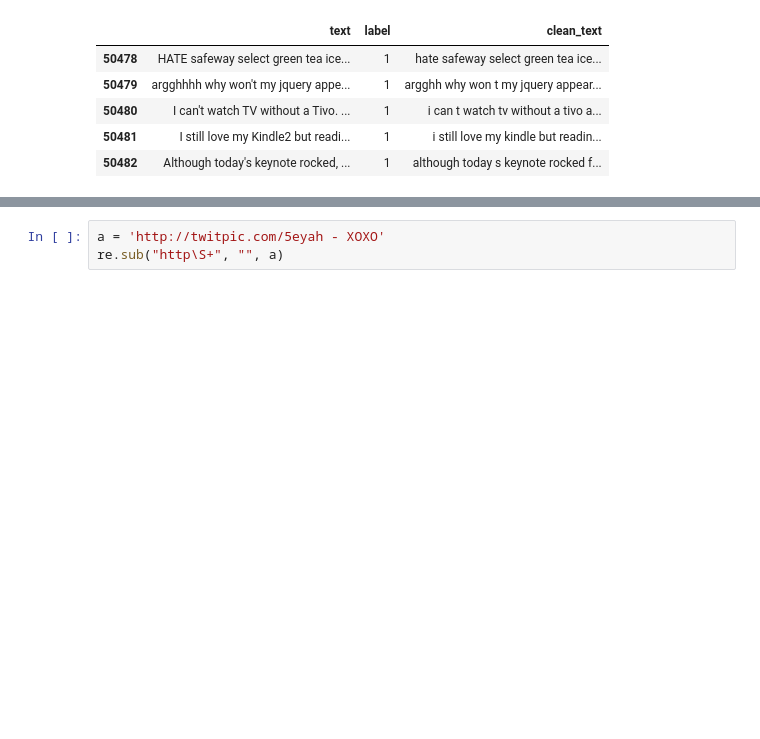
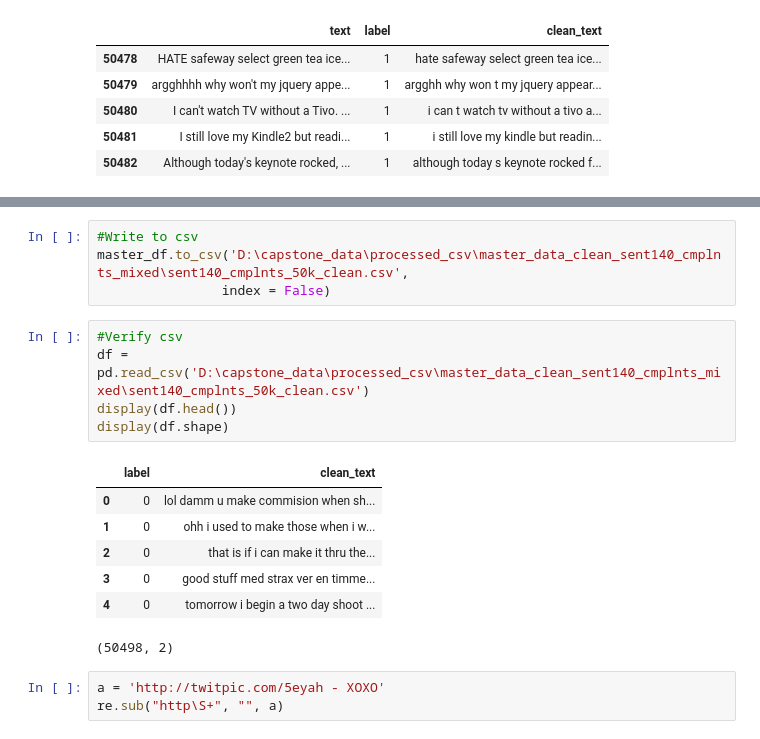
Before and after one commit to apandey86/capstone_community_problems, a Jupyter notebook: data_preprocessing2.ipynb, the cells around one changed output, grey strips where cells are left out. Saved outputs shown, nothing was run; the diff lists cells and outputs as text; blank space fills up the shorter version.

```diff
--- a/data_preprocessing2.ipynb
+++ b/data_preprocessing2.ipynb
@@ -343,3 +369,20 @@ See the caveats in the documentation: http://pandas.pydata.org/pandas-docs/stabl
+# %%
+#Write to csv
+master_df.to_csv('D:\capstone_data\processed_csv\master_data_clean_sent140_cmplnts_mixed\sent140_cmplnts_50k_clean.csv',
+                index = False)
+# %%
+#Verify csv
+df = pd.read_csv('D:\capstone_data\processed_csv\master_data_clean_sent140_cmplnts_mixed\sent140_cmplnts_50k_clean.csv')
+display(df.head())
+display(df.shape)
+# %% [output]
+|  | label | clean_text |
+| 0 | 0 | lol damm u make commision when sh... |
+| 1 | 0 | ohh i used to make those when i w... |
+| 2 | 0 | that is if i can make it thru the... |
+| 3 | 0 | good stuff med strax ver en timme... |
+| 4 | 0 | tomorrow i begin a two day shoot ... |
+(50498, 2)
 # %%
 a = 'http://twitpic.com/5eyah - XOXO'
 re.sub("http\S+", "", a)
```
Also changed, not shown: parts of 3 cells of this notebook.
